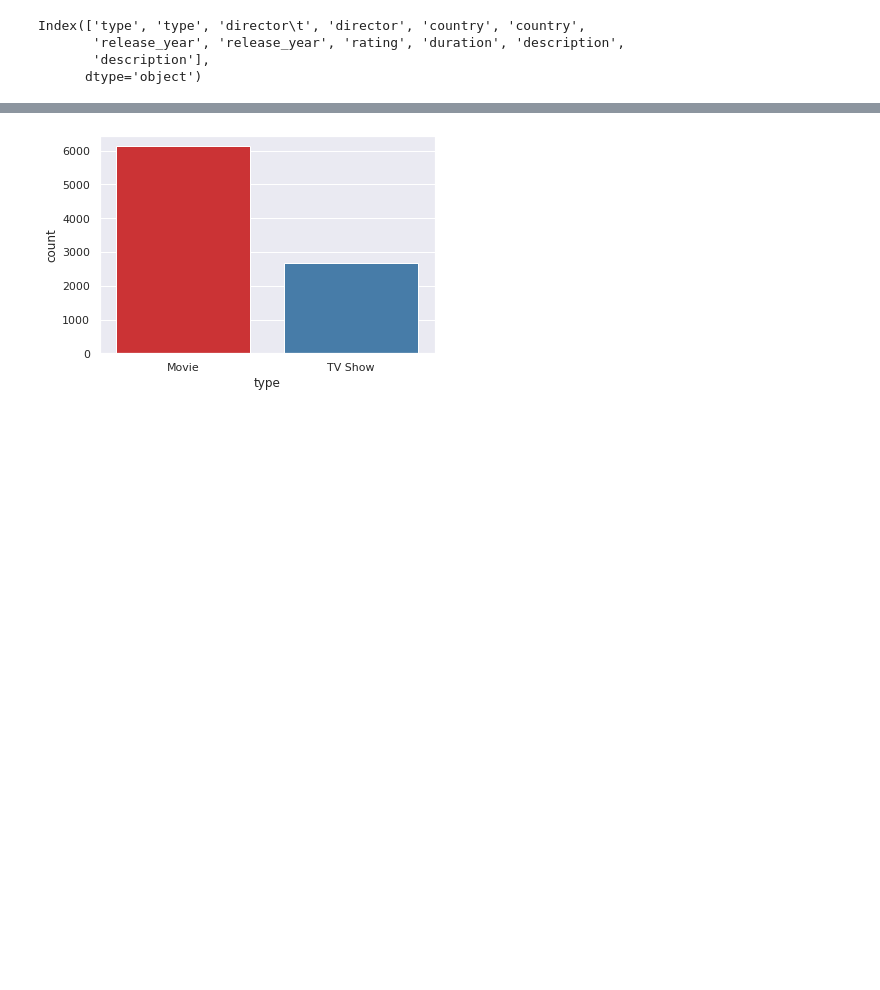
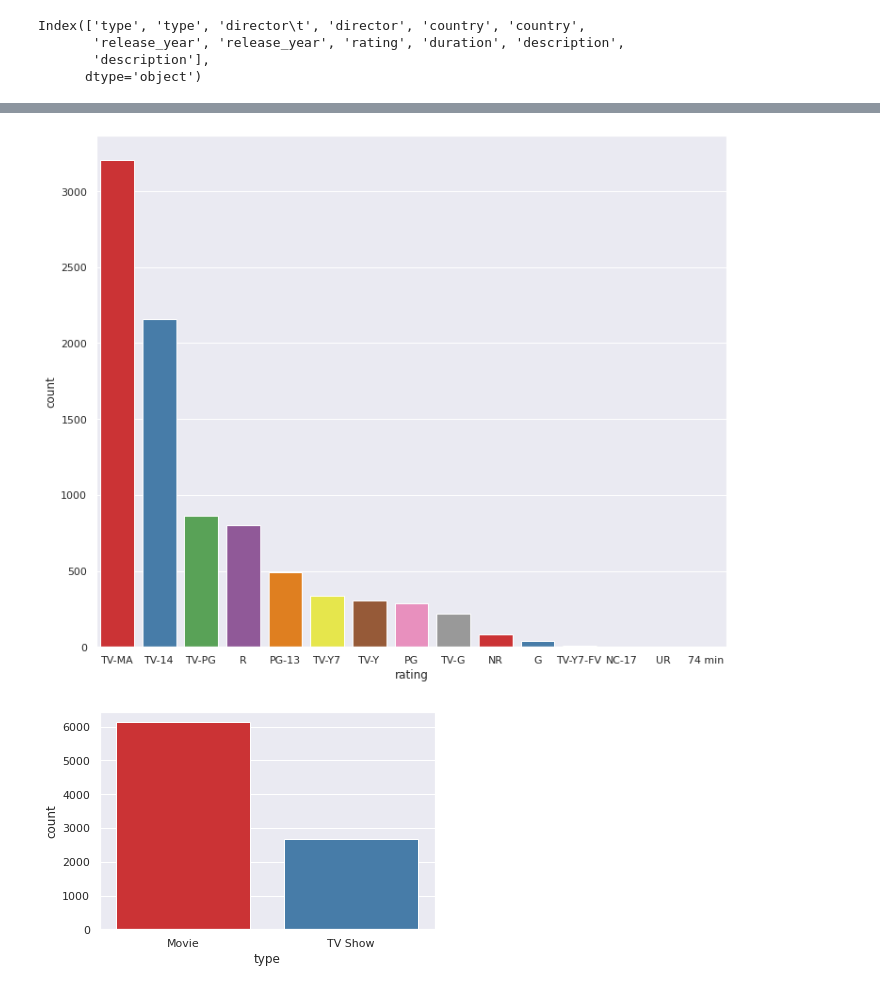
Before and after one commit to Francelinojr/TRABALHO-ICD, a Jupyter notebook: Olá,_este_é_o_Colaboratory.ipynb, the cells around one changed output, grey strips where cells are left out. Saved outputs shown, nothing was run; the diff lists cells and outputs as text; code cells hidden in the pictures; blank space fills up the shorter version.

```diff
--- a/Olá,_este_é_o_Colaboratory.ipynb
+++ b/Olá,_este_é_o_Colaboratory.ipynb
@@ -54,0 +45,14 @@ master.head()
+# %%
+import seaborn as sns
+import matplotlib.pyplot as plt
+import numpy as np
+import os
+import pandas as pd
+from scipy import stats
+import warnings
+sns.set_theme(style="darkgrid")
+warnings.simplefilter(action="ignore", category=FutureWarning)
+%matplotlib inline
+
+master=pd.read_csv("master.csv")
+master.head()
@@ -55,3 +82,9 @@ master.head()
+# %%
+plt.figure(figsize=(12,10))
+sns.set(style="darkgrid")
+ax = sns.countplot(x="rating", data=master, palette="Set1", order=master['rating'].value_counts().index[0:15])
+# %% [output]
+[figure, added]
 # %%
 ax = sns.countplot(x="type", data=master, palette="Set1")
 # %% [output]
```
Also changed, not shown: parts of 7 cells of this notebook.
